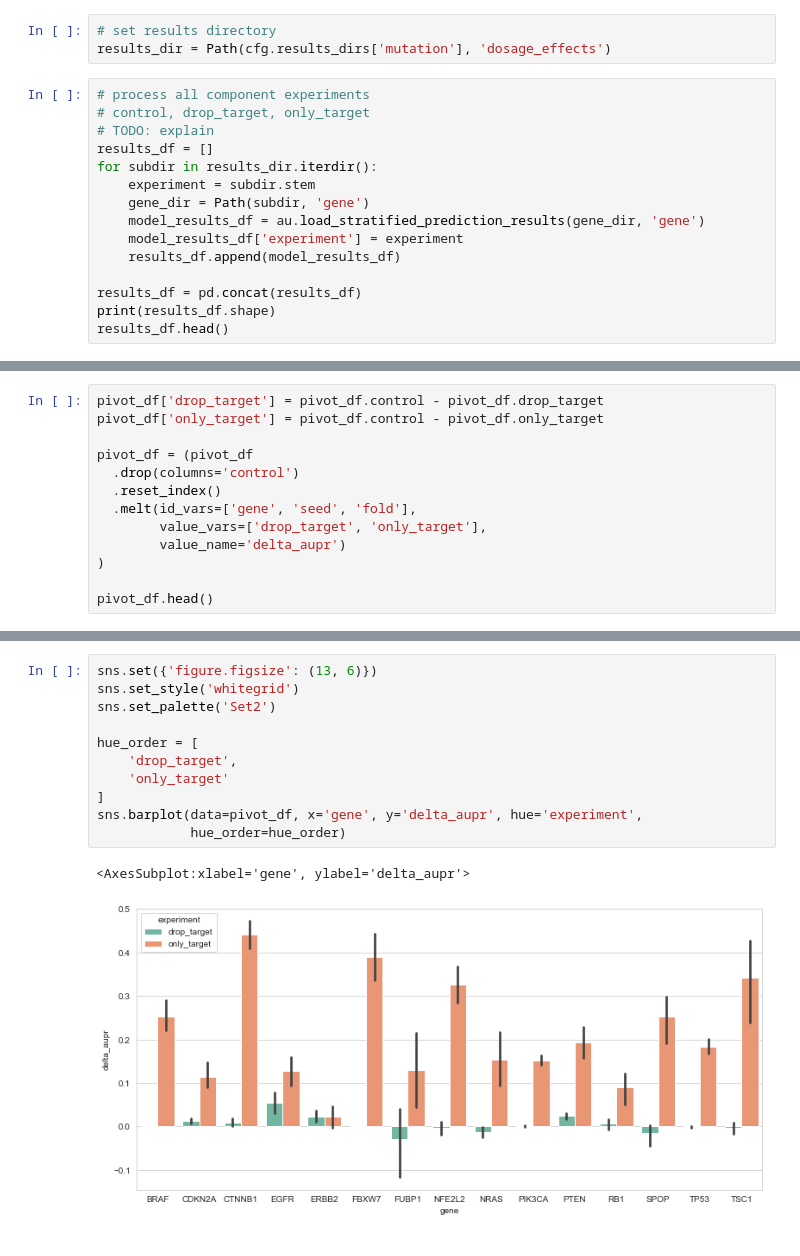
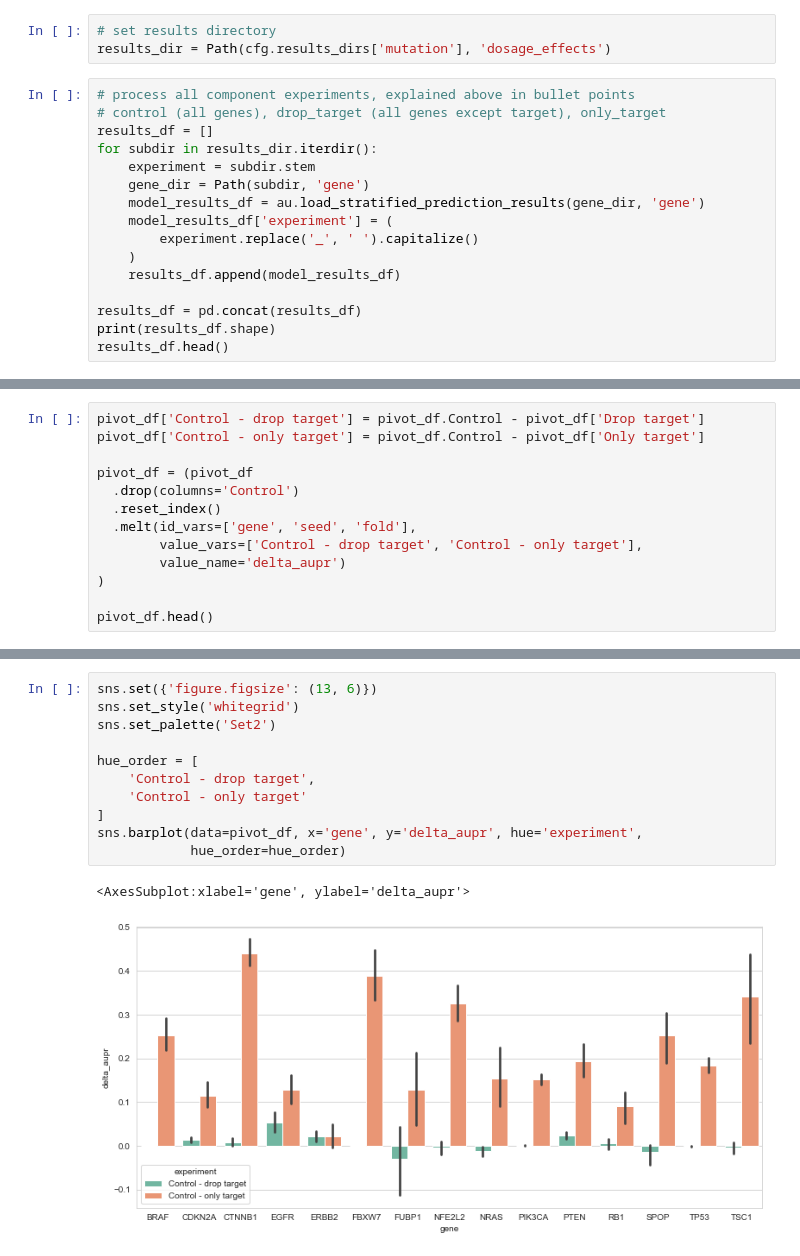
Before and after one commit to greenelab/mpmp, a Jupyter notebook: 02_classify_mutations/dosage_effects/plot_dosage_effects.ipynb, the cells around one changed output, grey strips where cells are left out. Drawn from its saved outputs; the diff is of its cells as text.

```diff
--- a/02_classify_mutations/dosage_effects/plot_dosage_effects.ipynb
+++ b/02_classify_mutations/dosage_effects/plot_dosage_effects.ipynb
@@ -18,15 +27,16 @@ import mpmp.utilities.plot_utilities as plu
 # set results directory
 results_dir = Path(cfg.results_dirs['mutation'], 'dosage_effects')
 # %%
-# process all component experiments
-# control, drop_target, only_target
-# TODO: explain
+# process all component experiments, explained above in bullet points
+# control (all genes), drop_target (all genes except target), only_target
 results_df = []
 for subdir in results_dir.iterdir():
     experiment = subdir.stem
     gene_dir = Path(subdir, 'gene')
     model_results_df = au.load_stratified_prediction_results(gene_dir, 'gene')
-    model_results_df['experiment'] = experiment
+    model_results_df['experiment'] = (
+        experiment.replace('_', ' ').capitalize()
+    )
     results_df.append(model_results_df)
 
 results_df = pd.concat(results_df)
@@ -108,12 +121,12 @@ pivot_df.head()
 # %%
-pivot_df['drop_target'] = pivot_df.control - pivot_df.drop_target
-pivot_df['only_target'] = pivot_df.control - pivot_df.only_target
+pivot_df['Control - drop target'] = pivot_df.Control - pivot_df['Drop target']
+pivot_df['Control - only target'] = pivot_df.Control - pivot_df['Only target']
 
 pivot_df = (pivot_df
-  .drop(columns='control')
+  .drop(columns='Control')
   .reset_index()
   .melt(id_vars=['gene', 'seed', 'fold'],
-        value_vars=['drop_target', 'only_target'],
+        value_vars=['Control - drop target', 'Control - only target'],
         value_name='delta_aupr')
 )
 
@@ -128,14 +141,14 @@ pivot_df.head()
 # %%
 sns.set({'figure.figsize': (13, 6)})
 sns.set_style('whitegrid')
 sns.set_palette('Set2')
 
 hue_order = [
-    'drop_target',
-    'only_target'
+    'Control - drop target',
+    'Control - only target'
 ]
 sns.barplot(data=pivot_df, x='gene', y='delta_aupr', hue='experiment',
             hue_order=hue_order)
 # %% [output]
 <AxesSubplot:xlabel='gene', ylabel='delta_aupr'>
-[figure, old version]
+[figure, new version]
```
Also changed, not shown: parts of 11 cells of this notebook, 1 other file.
